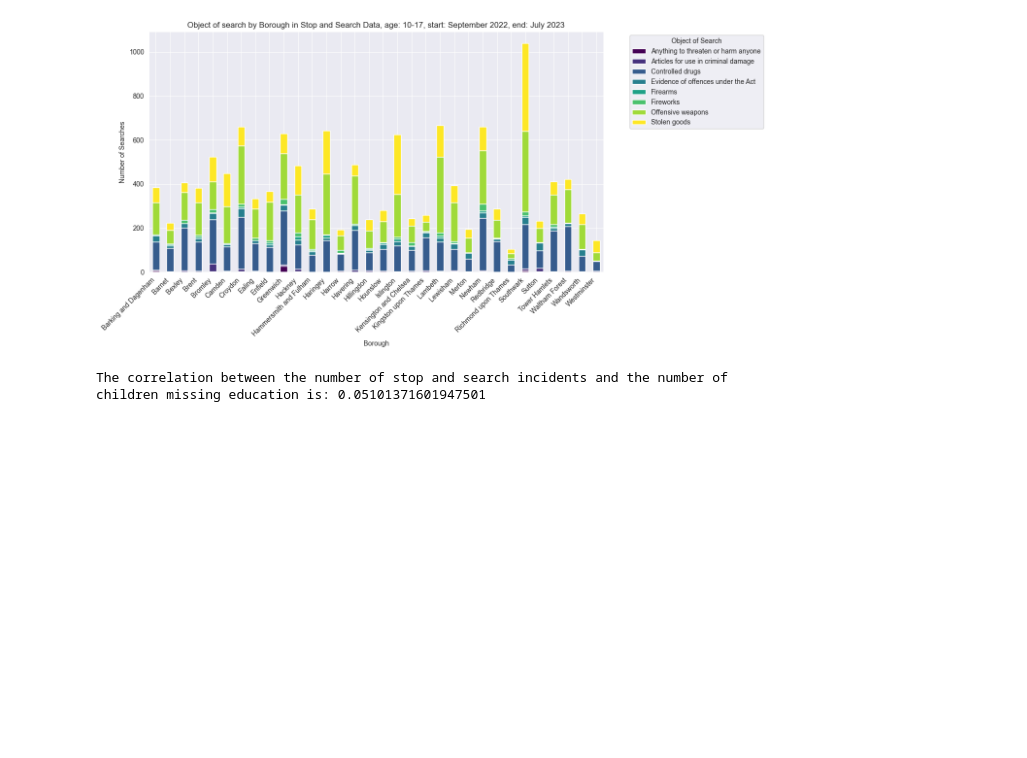
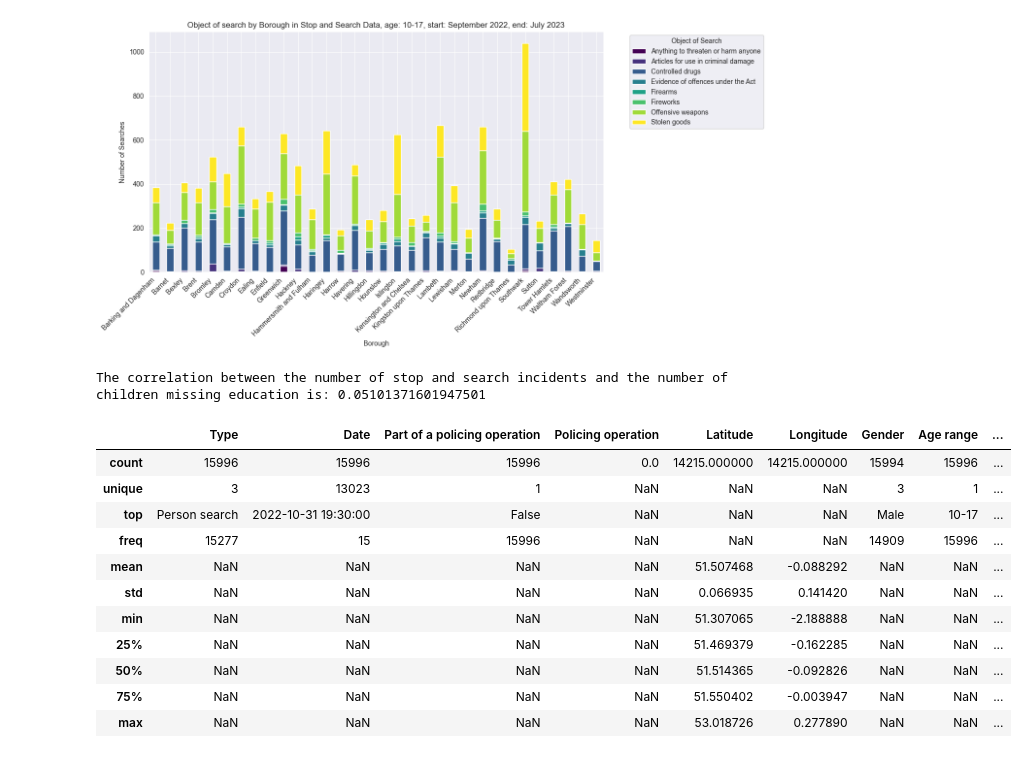
Before and after one commit to gvescina/LondonPoliceTrustAnalysis, a Jupyter notebook: eda/eda_youth_crime.ipynb, the cells around one changed output. Drawn from its saved outputs; the diff is of its cells as text; code cells hidden in the pictures; blank space fills up the shorter version.

```diff
--- a/eda/eda_youth_crime.ipynb
+++ b/eda/eda_youth_crime.ipynb
@@ -274,3 +284,18 @@ correlation = merged_data['stop_search_count'].corr(merged_data['missing_childre
 print("The correlation between the number of stop and search incidents and the number of children missing education is:", correlation)
 # %% [output]
 The correlation between the number of stop and search incidents and the number of children missing education is: 0.05101371601947501
+# %%
+filtered_stop_and_search.describe(include='all')
+# %% [output]
+|  | Type | Date | Part of a policing operation | Policing operation | Latitude | Longitude | Gender | Age range | ... |
+| count | 15996 | 15996 | 15996 | 0.0 | 14215.000000 | 14215.000000 | 15994 | 15996 | ... |
+| unique | 3 | 13023 | 1 | NaN | NaN | NaN | 3 | 1 | ... |
+| top | Person search | 2022-10-31 19:30:00 | False | NaN | NaN | NaN | Male | 10-17 | ... |
+| freq | 15277 | 15 | 15996 | NaN | NaN | NaN | 14909 | 15996 | ... |
+| mean | NaN | NaN | NaN | NaN | 51.507468 | -0.088292 | NaN | NaN | ... |
+| std | NaN | NaN | NaN | NaN | 0.066935 | 0.141420 | NaN | NaN | ... |
+| min | NaN | NaN | NaN | NaN | 51.307065 | -2.188888 | NaN | NaN | ... |
+| 25% | NaN | NaN | NaN | NaN | 51.469379 | -0.162285 | NaN | NaN | ... |
+| 50% | NaN | NaN | NaN | NaN | 51.514365 | -0.092826 | NaN | NaN | ... |
+| 75% | NaN | NaN | NaN | NaN | 51.550402 | -0.003947 | NaN | NaN | ... |
+| max | NaN | NaN | NaN | NaN | 53.018726 | 0.277890 | NaN | NaN | ... |
```
Also changed, not shown: parts of 2 cells of this notebook, 4 other files.
